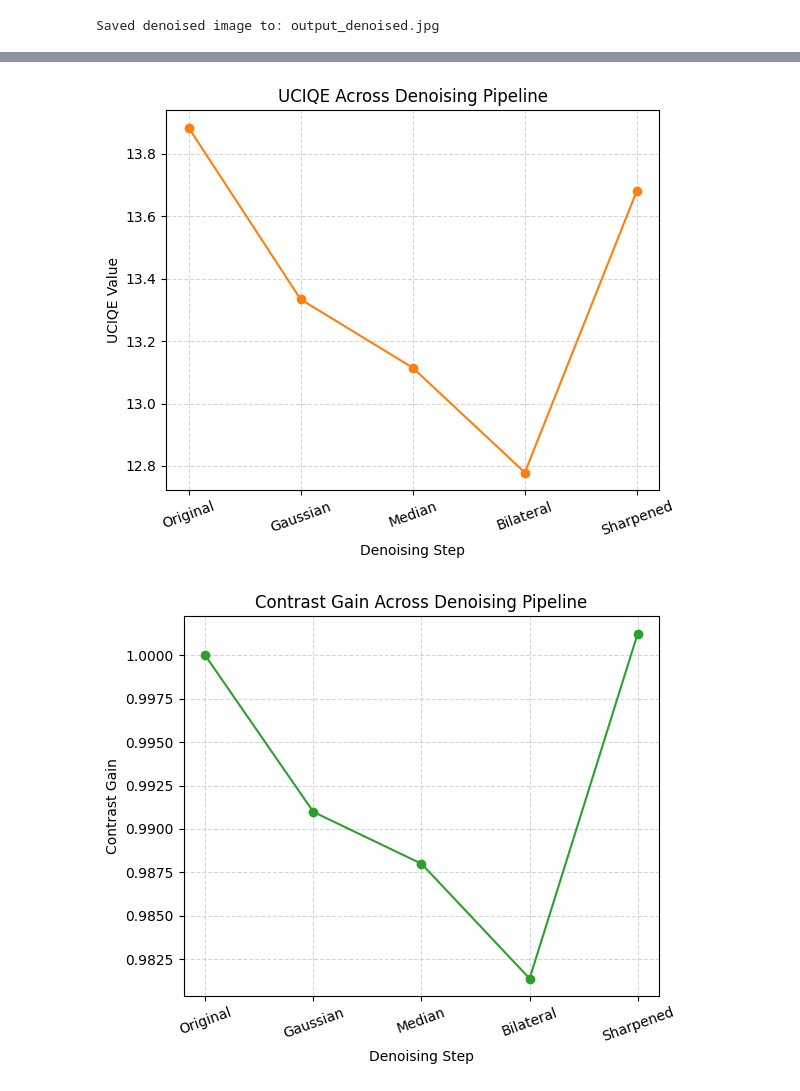
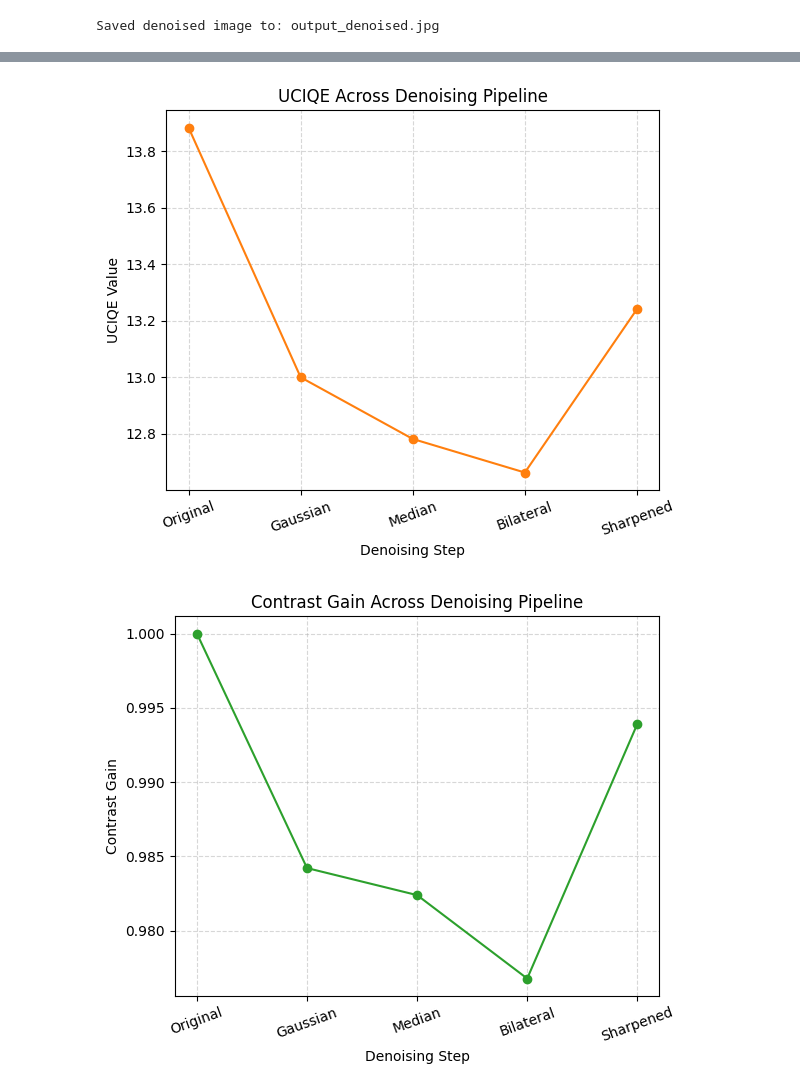
Before and after one commit to mistycai/underwater-enhancement, a Jupyter notebook: notebooks/noise.ipynb, the cells around one changed output, grey strips where cells are left out. Drawn from its saved outputs; the diff is of its cells as text; code cells hidden in the pictures.

Commit message:
update metrics

```diff
--- a/notebooks/noise.ipynb
+++ b/notebooks/noise.ipynb
@@ -191,7 +191,7 @@ show_image(img, "Original input")
 # img = remove_big_spots(img, thresh=200, k=5)
 
 # 2. Gaussian smoothing
-g = gaussian_smooth(img, ksize=3, sigma=1.5)
+g = gaussian_smooth(img, ksize=5, sigma=1.5)
 show_image(g, "After Gaussian smoothing")
 cv2.imwrite("after_gaussian.jpg", g)
 
@@ -262,7 +262,7 @@ if str(repo_root) not in sys.path:
 
 from utils import quality_metrics  # or any module inside utils
 # %%
-from utils.quality_metrics import uiqm, uciqe, contrast_gain
+from utils.quality_metrics import uiqm, uciqe, contrast_gain, psnr_rgb, ssim_rgb
 
 def compute_quality_metrics(orig_img_bgr, enhanced_img_bgr):
     """
@@ -275,7 +275,9 @@ def compute_quality_metrics(orig_img_bgr, enhanced_img_bgr):
     uiqm_val = uiqm(rgb_enhanced)
     uciqe_val = uciqe(rgb_enhanced)
     con_gain = contrast_gain(rgb_orig, rgb_enhanced)
-    return uiqm_val, uciqe_val, con_gain
+    psnr_val = psnr_rgb(rgb_orig, rgb_enhanced)
+    ssim_val = ssim_rgb(rgb_orig, rgb_enhanced)
+    return uiqm_val, uciqe_val, con_gain, psnr_val, ssim_val
 # %%
 # Compute quality metrics for each step in the pipeline
 metrics = {
@@ -289,13 +291,15 @@ metrics = {
 import numpy as np
 import matplotlib.pyplot as plt
 
-metric_names = ["UIQM", "UCIQE", "Contrast Gain"]
+metric_names = ["UIQM", "UCIQE", "Contrast Gain", "PSNR", "SSIM"]
 
 # Organize the metrics per method
 methods = list(metrics.keys())
 uiqm_vals = [metrics[k][0] for k in methods]
 uciqe_vals = [metrics[k][1] for k in methods]
 contrast_gain_vals = [metrics[k][2] for k in methods]
+psnr_vals = [metrics[k][3] for k in methods]
+ssim_vals = [metrics[k][4] for k in methods]
 
 x = np.arange(len(methods))
 
@@ -329,4 +333,24 @@ plt.title("Contrast Gain Across Denoising Pipeline")
 plt.grid(linestyle='--', alpha=0.5)
 plt.tight_layout()
 plt.show()
+
+plt.figure(figsize=(6, 5))
+plt.plot(x, psnr_vals, marker='o', color='tab:red')
+plt.xticks(x, methods, rotation=20)
+plt.xlabel("Denoising Step")
+plt.ylabel("PSNR (dB)")
+plt.title("PSNR Across Denoising Pipeline")
+plt.grid(linestyle='--', alpha=0.5)
+plt.tight_layout()
+plt.show()
+
+plt.figure(figsize=(6, 5))
+plt.plot(x, ssim_vals, marker='o', color='tab:purple')
+plt.xticks(x, methods, rotation=20)
+plt.xlabel("Denoising Step")
+plt.ylabel("SSIM")
+plt.title("SSIM Across Denoising Pipeline")
+plt.grid(linestyle='--', alpha=0.5)
+plt.tight_layout()
+plt.show()
 # %% [output]
@@ -334,2 +358,2 @@ plt.show()
-[figure, old version]
+[figure, new version]
-[figure, old version]
+[figure, new version]
```
Also changed, not shown: parts of 6 cells of this notebook, 18 other files.
